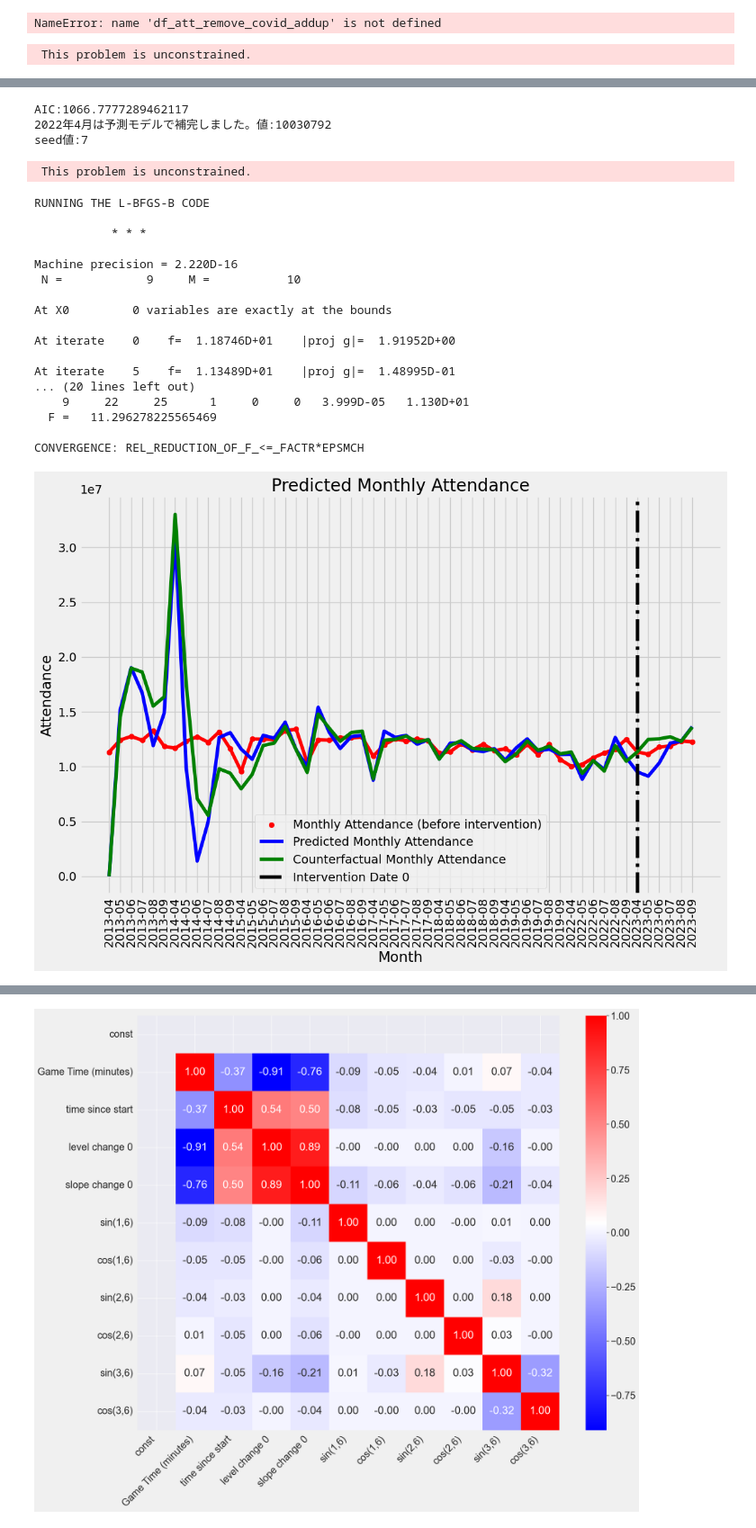
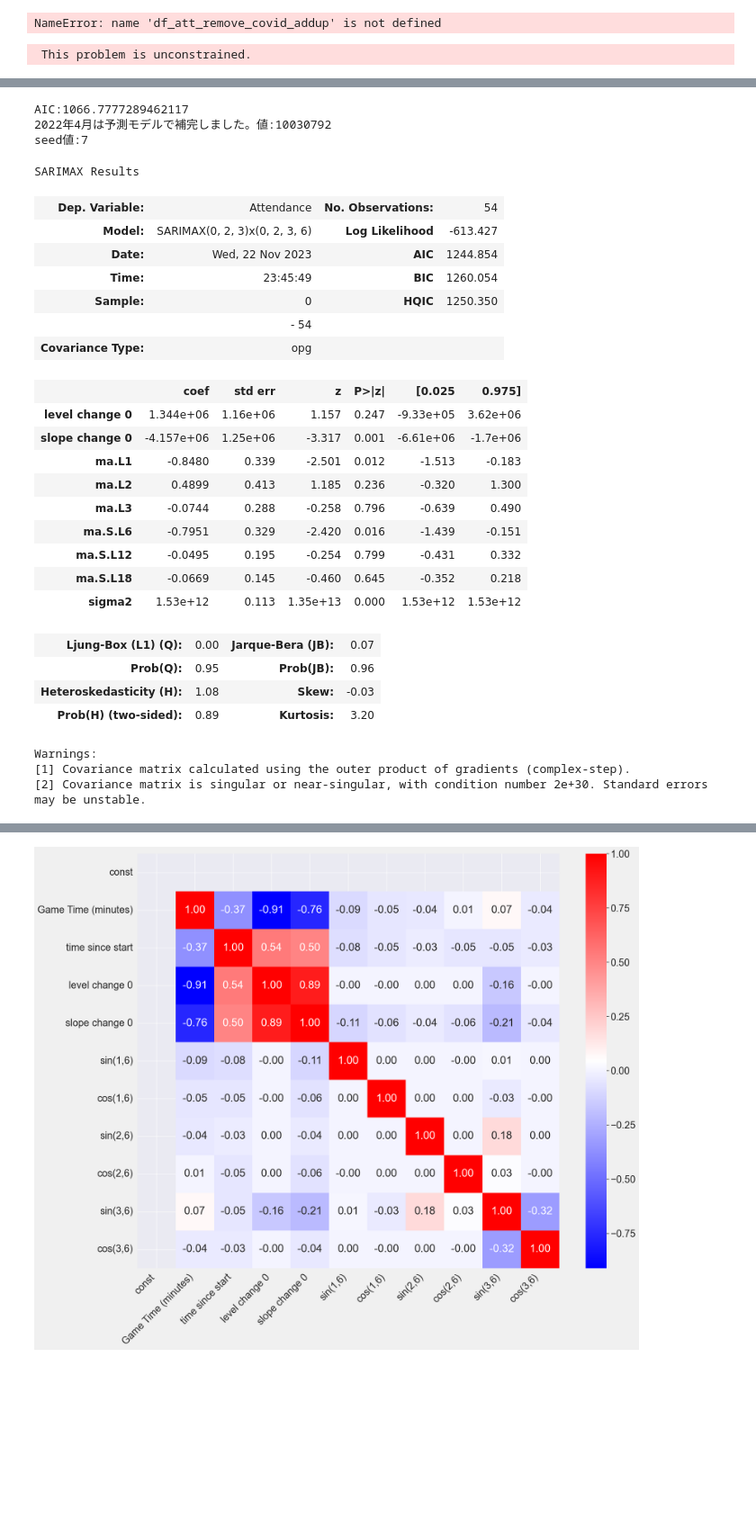
Before and after one commit to mohki7/graduation_thesis, a Jupyter notebook: InterruptedTimeSeries_.ipynb, the cells around one changed output, grey strips where cells are left out. Shown at 90% size. Drawn from its saved outputs; the diff is of its cells as text; code cells hidden in the pictures; blank space fills up the shorter version.

```diff
--- a/InterruptedTimeSeries_.ipynb
+++ b/InterruptedTimeSeries_.ipynb
@@ -106,47 +106,53 @@ NameError: name 'df_att_remove_covid_addup' is not defined
 # %%
 att_remove_covid_addup = Att_Analysis(is_remove_covid=True, is_addup=True, how_completion_outlier='with_predict')
 df_att_remove_covid_addup = att_remove_covid_addup.get_monthly_all_df()
 its_periodical_OLS = MITS(df_att_remove_covid_addup, interventions=['2023-04'], method='SARIMAX', optim_params_sarimax=True, seed=7)
-# its_periodical_OLS.show_summary()
-its_periodical_OLS.plot_predict(is_counterfactual=True)
+its_periodical_OLS.show_summary()
+# its_periodical_OLS.plot_predict(is_counterfactual=True)
 # %% [output]
  This problem is unconstrained.
 RUNNING THE L-BFGS-B CODE
 
            * * *
 
 Machine precision = 2.220D-16
  N =            9     M =           10
 
 At X0         0 variables are exactly at the bounds
 
 At iterate    0    f=  1.29988D+01    |proj g|=  2.06281D+00
 
 At iterate    5    f=  1.23400D+01    |proj g|=  1.28532D-01
 ... (32 lines left out)
     9     50     59      1     0     0   1.737D-01   1.220D+01
   F =   12.195089871467578
 
 STOP: TOTAL NO. of ITERATIONS REACHED LIMIT
 AIC:1066.7777289462117
 2022年4月は予測モデルで補完しました。値:10030792
 seed値:7
- This problem is unconstrained.
+SARIMAX Results
+| Dep. Variable: | Attendance | No. Observations: | 54 |
+| Model: | SARIMAX(0, 2, 3)x(0, 2, 3, 6) | Log Likelihood | -613.427 |
+| Date: | Wed, 22 Nov 2023 | AIC | 1244.854 |
+| Time: | 23:45:49 | BIC | 1260.054 |
+| Sample: | 0 | HQIC | 1250.350 |
+|  | - 54 |  |  |
+| Covariance Type: | opg |  |  |
+|  | coef | std err | z | P>|z| | [0.025 | 0.975] |
+| level change 0 | 1.344e+06 | 1.16e+06 | 1.157 | 0.247 | -9.33e+05 | 3.62e+06 |
+| slope change 0 | -4.157e+06 | 1.25e+06 | -3.317 | 0.001 | -6.61e+06 | -1.7e+06 |
+| ma.L1 | -0.8480 | 0.339 | -2.501 | 0.012 | -1.513 | -0.183 |
+| ma.L2 | 0.4899 | 0.413 | 1.185 | 0.236 | -0.320 | 1.300 |
+| ma.L3 | -0.0744 | 0.288 | -0.258 | 0.796 | -0.639 | 0.490 |
+| ma.S.L6 | -0.7951 | 0.329 | -2.420 | 0.016 | -1.439 | -0.151 |
+| ma.S.L12 | -0.0495 | 0.195 | -0.254 | 0.799 | -0.431 | 0.332 |
+| ma.S.L18 | -0.0669 | 0.145 | -0.460 | 0.645 | -0.352 | 0.218 |
+| sigma2 | 1.53e+12 | 0.113 | 1.35e+13 | 0.000 | 1.53e+12 | 1.53e+12 |
+| Ljung-Box (L1) (Q): | 0.00 | Jarque-Bera (JB): | 0.07 |
+| Prob(Q): | 0.95 | Prob(JB): | 0.96 |
+| Heteroskedasticity (H): | 1.08 | Skew: | -0.03 |
+| Prob(H) (two-sided): | 0.89 | Kurtosis: | 3.20 |
-RUNNING THE L-BFGS-B CODE
-
-           * * *
-
-Machine precision = 2.220D-16
- N =            9     M =           10
-
-At X0         0 variables are exactly at the bounds
-
-At iterate    0    f=  1.18746D+01    |proj g|=  1.91952D+00
-
-At iterate    5    f=  1.13489D+01    |proj g|=  1.48995D-01
-... (20 lines left out)
-    9     22     25      1     0     0   3.999D-05   1.130D+01
-  F =   11.296278225565469
-
-CONVERGENCE: REL_REDUCTION_OF_F_<=_FACTR*EPSMCH
+Warnings:
+[1] Covariance matrix calculated using the outer product of gradients (complex-step).
+[2] Covariance matrix is singular or near-singular, with condition number 2e+30. Standard errors may be unstable.
-[figure, removed]
```
Also changed, not shown: parts of 4 cells of this notebook, 3 other files.
